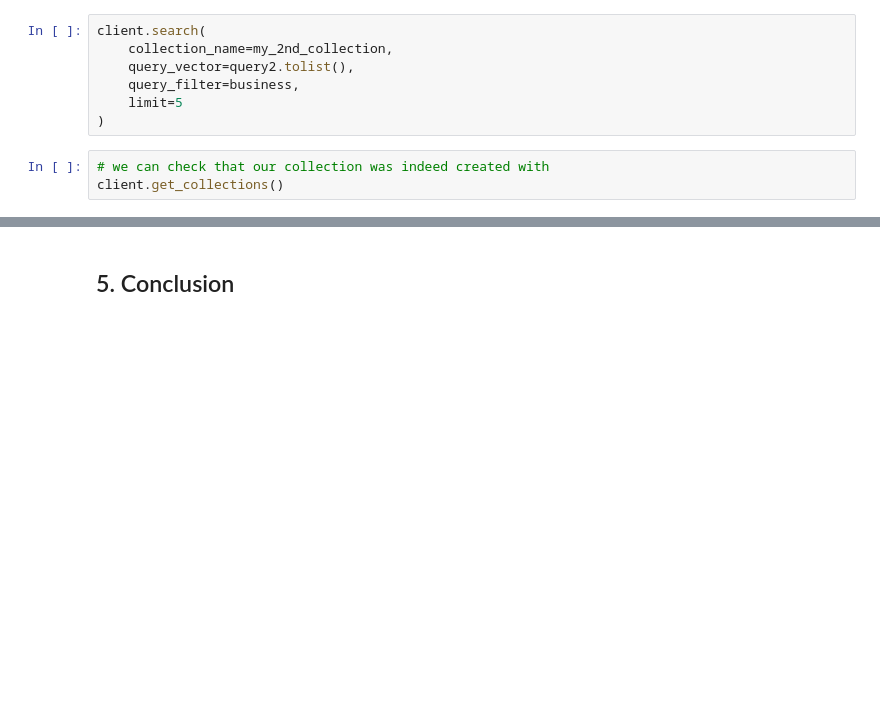
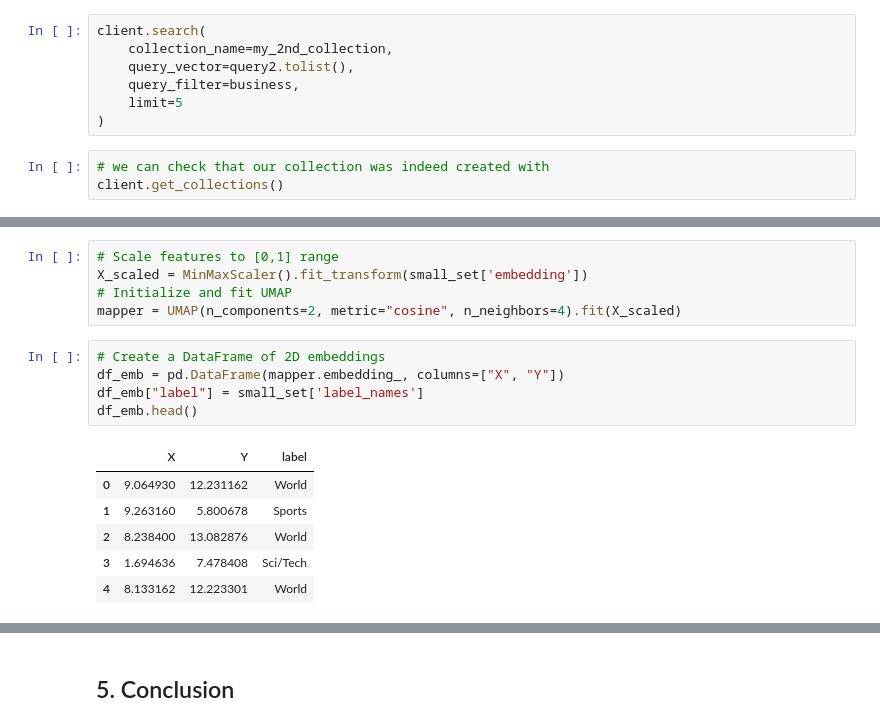
Before and after one commit to ramonpzg/audiodb, a Jupyter notebook: notebooks/08_qdrant_101.ipynb, the cells around one changed output, grey strips where cells are left out. Cells and saved outputs as stored; diff of their text form; blank space fills up the shorter version.

```diff
--- a/notebooks/08_qdrant_101.ipynb
+++ b/notebooks/08_qdrant_101.ipynb
@@ -469,0 +615,17 @@ client.get_collections()
+# %%
+# Scale features to [0,1] range
+X_scaled = MinMaxScaler().fit_transform(small_set['embedding'])
+# Initialize and fit UMAP
+mapper = UMAP(n_components=2, metric="cosine", n_neighbors=4).fit(X_scaled)
+# %%
+# Create a DataFrame of 2D embeddings
+df_emb = pd.DataFrame(mapper.embedding_, columns=["X", "Y"])
+df_emb["label"] = small_set['label_names']
+df_emb.head()
+# %% [output]
+|  | X | Y | label |
+| 0 | 9.064930 | 12.231162 | World |
+| 1 | 9.263160 | 5.800678 | Sports |
+| 2 | 8.238400 | 13.082876 | World |
+| 3 | 1.694636 | 7.478408 | Sci/Tech |
+| 4 | 8.133162 | 12.223301 | World |
```
Also changed, not shown: parts of 39 cells of this notebook.
